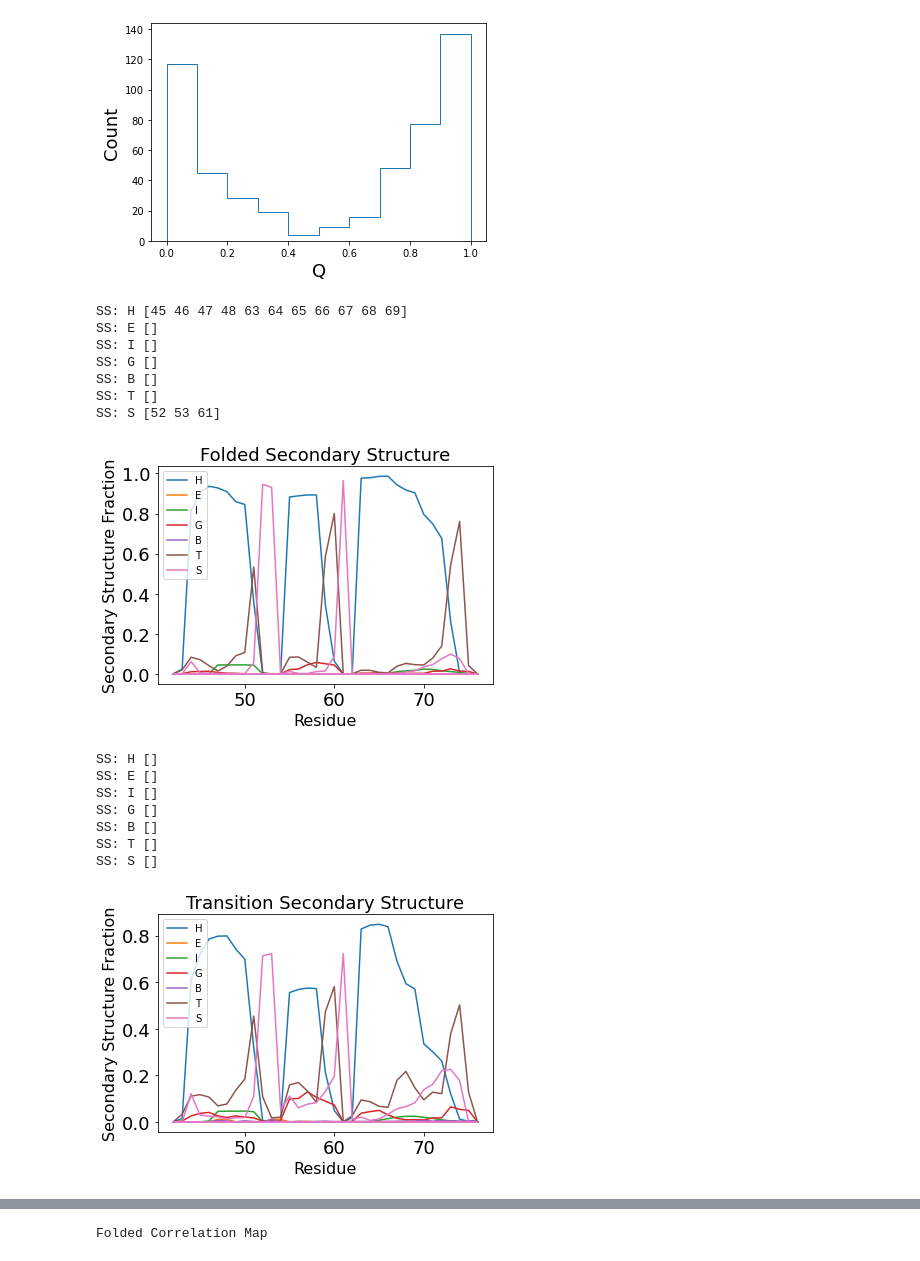
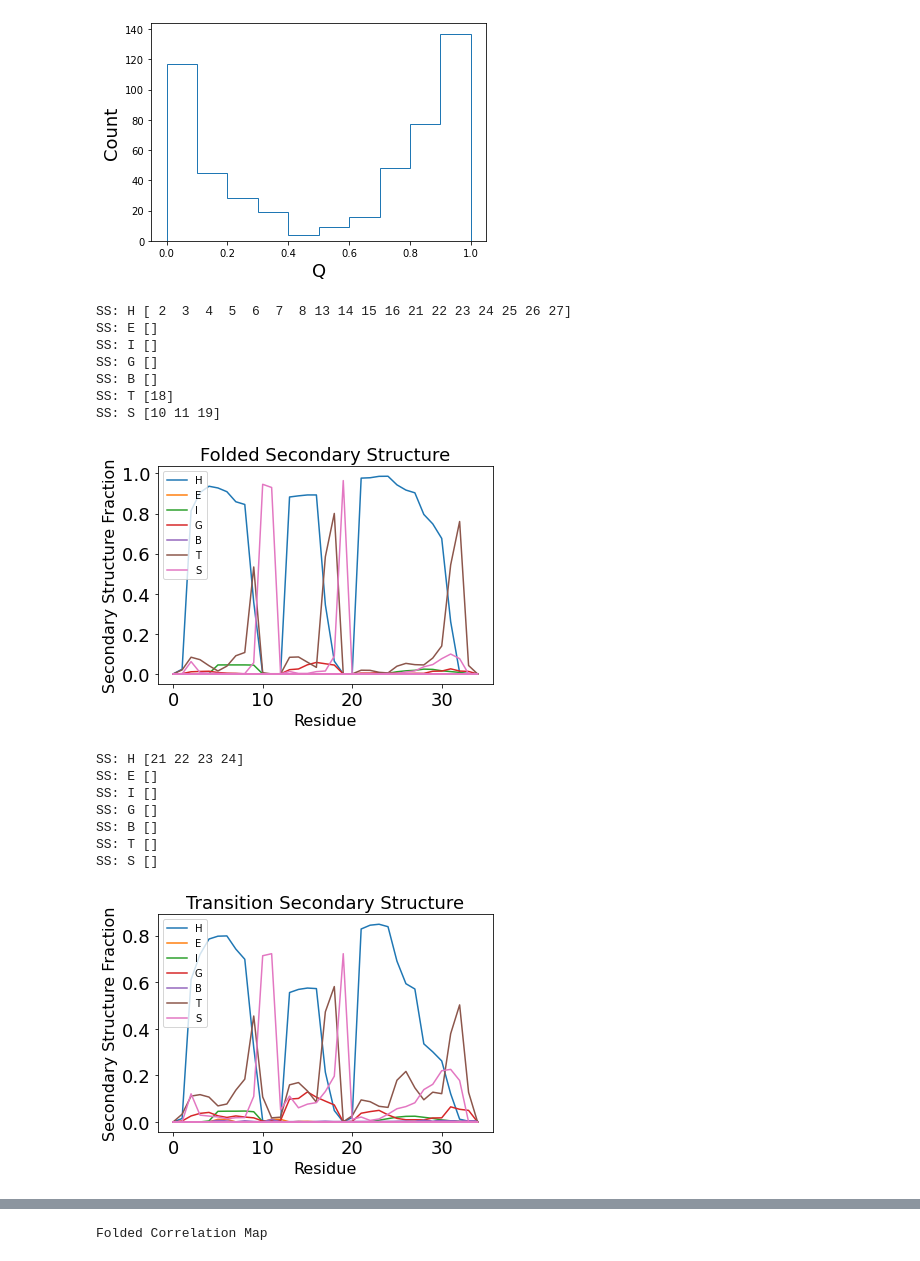
Before and after one commit to camerondsmith/CHEM101.6, a Jupyter notebook: Project_4/Project_4.ipynb, the cells around one changed output, grey strips where cells are left out. Saved outputs shown, nothing was run; the diff lists cells and outputs as text; code cells hidden in the pictures.

Commit message:
Update Project_4.ipynb
Update plot axis

```diff
--- a/Project_4/Project_4.ipynb
+++ b/Project_4/Project_4.ipynb
@@ -958,34 +958,34 @@ final_cor_map_trans = np.asarray(correlation_maps_trans).astype(float)
 # %%
 dssp_full_folded=md.compute_dssp(trjfold,simplified=False)
 
 def dssp_convert_type(dssp,type):
  dsspS=np.copy(dssp)
  dsspS[dsspS!=type]=0
  dsspS[dsspS==type]=1
  dsspS=dsspS.astype(int)
  TotalS=np.sum(dsspS,axis=1)
  Sprop=np.sum(dsspS,axis=0).astype(float)/len(dsspS)
  return Sprop
 
 for t in ['H','E','I','G','B','T','S']:
   Tprop=dssp_convert_type(dssp_full_folded,t)
-  plt.plot(residue_num,Tprop,label=t)
-  print("SS:",t,np.asarray(residue_num)[np.where(Tprop>.90)])
+  plt.plot(np.subtract(residue_num,42),Tprop,label=t)
+  print("SS:",t,np.asarray(np.subtract(residue_num,42))[np.where(Tprop>.80)])
 
 plt.legend(loc="upper left")
 plt.title("Folded Secondary Structure", size=18)
 plt.xlabel('Residue', size=16)
 plt.ylabel('Secondary Structure Fraction', size=16)
 plt.tick_params(labelsize=18)
 # %% [output]
-SS: H [45 46 47 48 63 64 65 66 67 68 69]
+SS: H [ 2  3  4  5  6  7  8 13 14 15 16 21 22 23 24 25 26 27]
 SS: E []
 SS: I []
 SS: G []
 SS: B []
-SS: T []
-SS: S [52 53 61]
+SS: T [18]
+SS: S [10 11 19]
-[figure, old version]
+[figure, new version]
 # %%
 dssp_full_trans=md.compute_dssp(trjtransition,simplified=False)
 
@@ -1000,8 +1000,8 @@ def dssp_convert_type(dssp,type):
 
 for t in ['H','E','I','G','B','T','S']:
   Tprop=dssp_convert_type(dssp_full_trans,t)
-  plt.plot(residue_num,Tprop,label=t)
-  print("SS:",t,np.asarray(residue_num)[np.where(Tprop>.90)])
+  plt.plot(np.subtract(residue_num,42),Tprop,label=t)
+  print("SS:",t,np.asarray(np.subtract(residue_num,42))[np.where(Tprop>.80)])
 
 plt.legend(loc="upper left")
 plt.title("Transition Secondary Structure", size=18)
@@ -1009,14 +1009,14 @@ plt.xlabel('Residue', size=16)
 plt.ylabel('Secondary Structure Fraction', size=16)
 plt.tick_params(labelsize=18)
 # %% [output]
-SS: H []
+SS: H [21 22 23 24]
 SS: E []
 SS: I []
 SS: G []
 SS: B []
 SS: T []
 SS: S []
-[figure, old version]
+[figure, new version]
 # %%
 dssp_full_unfolded=md.compute_dssp(trjunfold,simplified=False)
 
```
Also changed, not shown: parts of 1 cell of this notebook.
